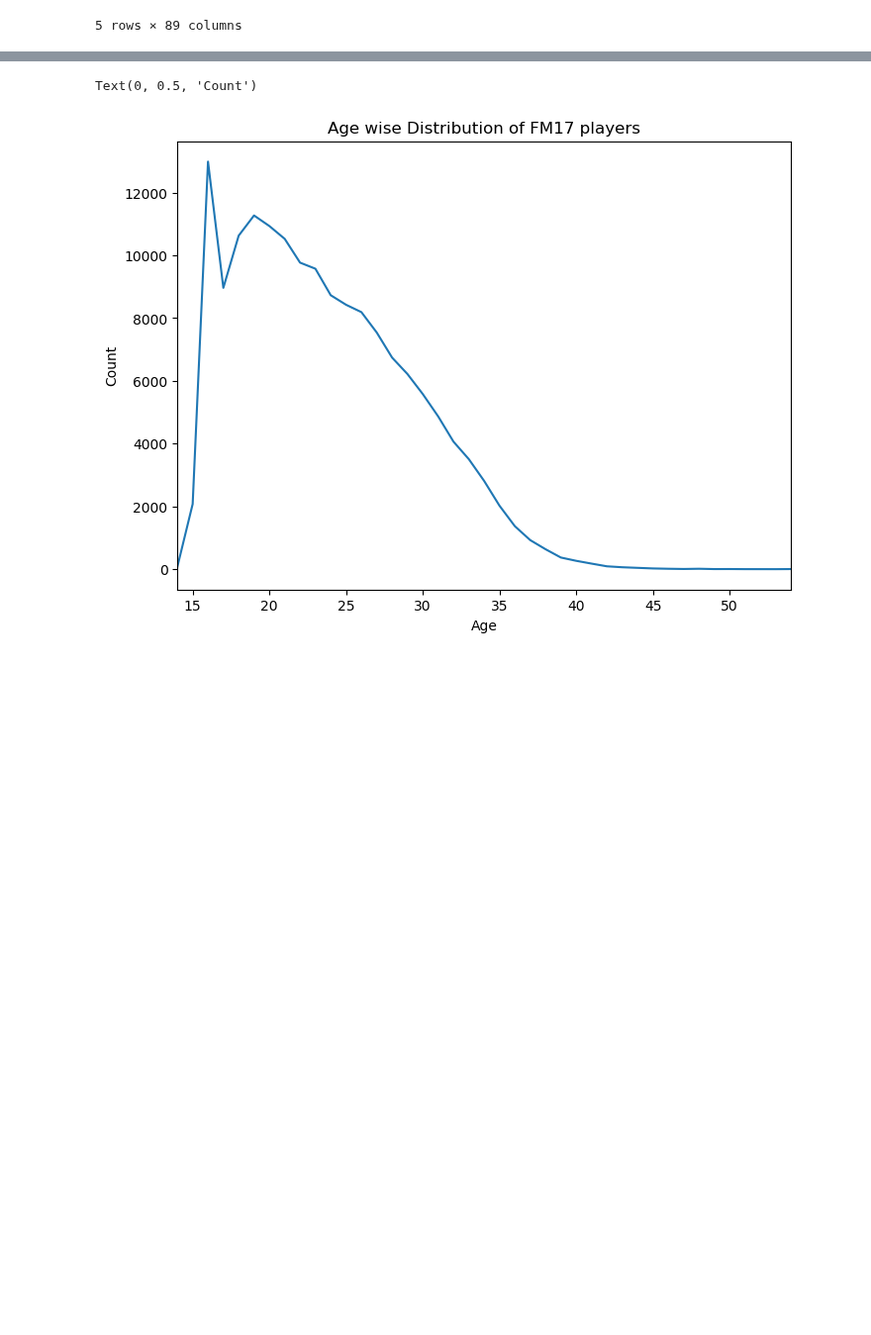
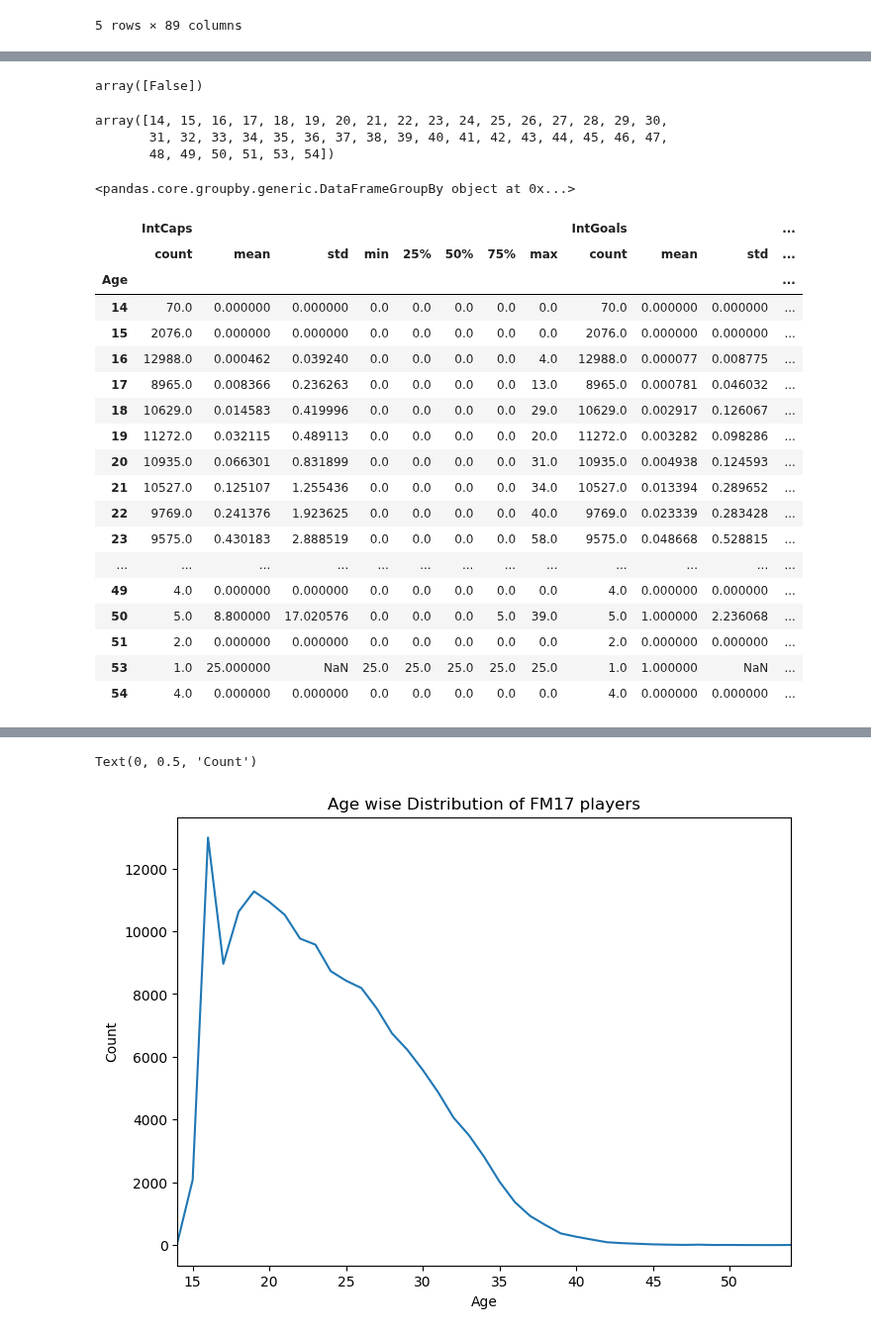
Before and after one commit to sarthakbatragatech/100-Days-of-ML, a Jupyter notebook: Visualizing-Datasets/Football-Manager/FootballManager.ipynb, the cells around one changed output, grey strips where cells are left out. Shown at 99% size. Cells and saved outputs as stored; diff of their text form; code cells hidden in the pictures; blank space fills up the shorter version.

```diff
--- a/Visualizing-Datasets/Football-Manager/FootballManager.ipynb
+++ b/Visualizing-Datasets/Football-Manager/FootballManager.ipynb
@@ -86,0 +82,45 @@ age.head()
+# %%
+# Even though the .info method showed us all columns are non-null, let's recheck
+df['Age'].isna().unique()
+# Output array only holds False values
+# This implies we have no null values
+# %% [output]
+array([False])
+# %%
+# List of unique values in the Age column
+age_values = df['Age'].unique()
+np.sort(age_values)
+# %% [output]
+array([14, 15, 16, 17, 18, 19, 20, 21, 22, 23, 24, 25, 26, 27, 28, 29, 30,
+       31, 32, 33, 34, 35, 36, 37, 38, 39, 40, 41, 42, 43, 44, 45, 46, 47,
+       48, 49, 50, 51, 53, 54])
+# %%
+# Split the datframe using groupby method
+age = df.groupby(['Age'])
+age
+# %% [output]
+<pandas.core.groupby.generic.DataFrameGroupBy object at 0x...>
+# %%
+# Let's pick two features to analyze in detail
+# Here we are 'applying' a function to the grouby object 'age'
+age[['IntCaps', 'IntGoals']].describe()
+# %% [output]
+|  | IntCaps |  |  |  |  |  |  |  | IntGoals |  |  | ... |
+|  | count | mean | std | min | 25% | 50% | 75% | max | count | mean | std | ... |
+| Age |  |  |  |  |  |  |  |  |  |  |  | ... |
+| 14 | 70.0 | 0.000000 | 0.000000 | 0.0 | 0.0 | 0.0 | 0.0 | 0.0 | 70.0 | 0.000000 | 0.000000 | ... |
+| 15 | 2076.0 | 0.000000 | 0.000000 | 0.0 | 0.0 | 0.0 | 0.0 | 0.0 | 2076.0 | 0.000000 | 0.000000 | ... |
+| 16 | 12988.0 | 0.000462 | 0.039240 | 0.0 | 0.0 | 0.0 | 0.0 | 4.0 | 12988.0 | 0.000077 | 0.008775 | ... |
+| 17 | 8965.0 | 0.008366 | 0.236263 | 0.0 | 0.0 | 0.0 | 0.0 | 13.0 | 8965.0 | 0.000781 | 0.046032 | ... |
+| 18 | 10629.0 | 0.014583 | 0.419996 | 0.0 | 0.0 | 0.0 | 0.0 | 29.0 | 10629.0 | 0.002917 | 0.126067 | ... |
+| 19 | 11272.0 | 0.032115 | 0.489113 | 0.0 | 0.0 | 0.0 | 0.0 | 20.0 | 11272.0 | 0.003282 | 0.098286 | ... |
+| 20 | 10935.0 | 0.066301 | 0.831899 | 0.0 | 0.0 | 0.0 | 0.0 | 31.0 | 10935.0 | 0.004938 | 0.124593 | ... |
+| 21 | 10527.0 | 0.125107 | 1.255436 | 0.0 | 0.0 | 0.0 | 0.0 | 34.0 | 10527.0 | 0.013394 | 0.289652 | ... |
+| 22 | 9769.0 | 0.241376 | 1.923625 | 0.0 | 0.0 | 0.0 | 0.0 | 40.0 | 9769.0 | 0.023339 | 0.283428 | ... |
+| 23 | 9575.0 | 0.430183 | 2.888519 | 0.0 | 0.0 | 0.0 | 0.0 | 58.0 | 9575.0 | 0.048668 | 0.528815 | ... |
+| ... | ... | ... | ... | ... | ... | ... | ... | ... | ... | ... | ... | ... |
+| 49 | 4.0 | 0.000000 | 0.000000 | 0.0 | 0.0 | 0.0 | 0.0 | 0.0 | 4.0 | 0.000000 | 0.000000 | ... |
+| 50 | 5.0 | 8.800000 | 17.020576 | 0.0 | 0.0 | 0.0 | 5.0 | 39.0 | 5.0 | 1.000000 | 2.236068 | ... |
+| 51 | 2.0 | 0.000000 | 0.000000 | 0.0 | 0.0 | 0.0 | 0.0 | 0.0 | 2.0 | 0.000000 | 0.000000 | ... |
+| 53 | 1.0 | 25.000000 | NaN | 25.0 | 25.0 | 25.0 | 25.0 | 25.0 | 1.0 | 1.000000 | NaN | ... |
+| 54 | 4.0 | 0.000000 | 0.000000 | 0.0 | 0.0 | 0.0 | 0.0 | 0.0 | 4.0 | 0.000000 | 0.000000 | ... |
```
Also changed, not shown: parts of 16 cells of this notebook, 1 other file.
